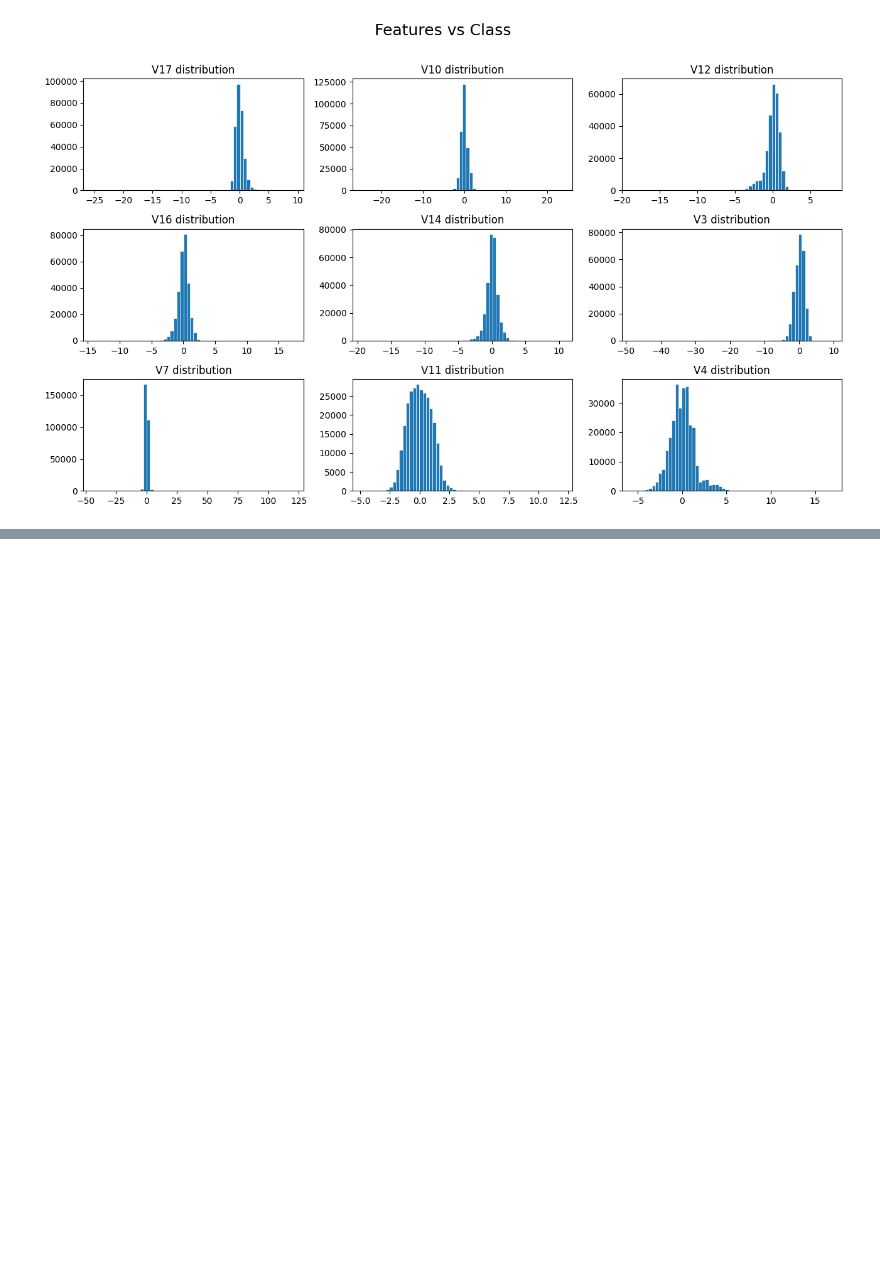
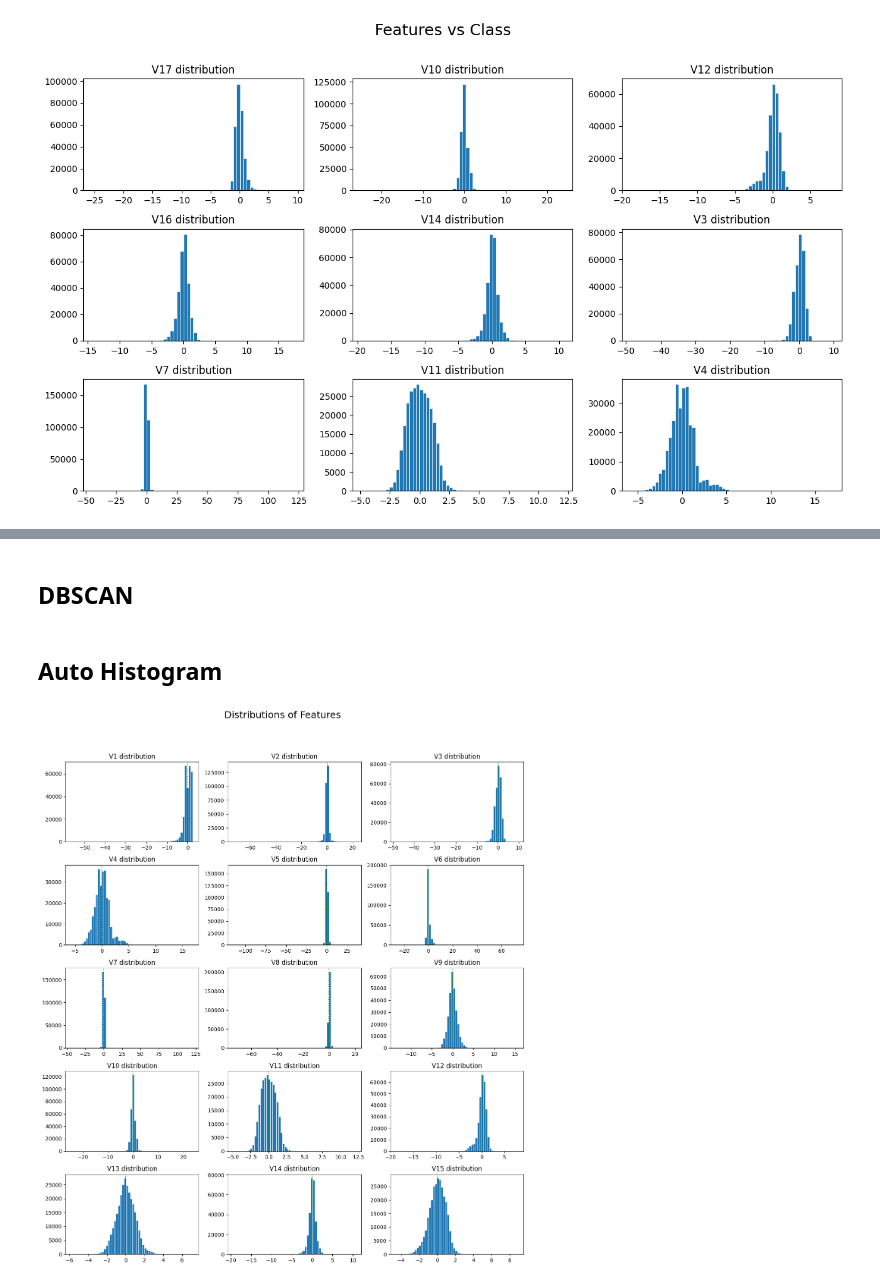
Before and after one commit to arshiataheri/Colabfiles, a Jupyter notebook: KB_Outlier_detection.ipynb, the cells around one changed output, grey strips where cells are left out. Drawn from its saved outputs; the diff is of its cells as text; code cells hidden in the pictures; blank space fills up the shorter version.

```diff
--- a/KB_Outlier_detection.ipynb
+++ b/KB_Outlier_detection.ipynb
@@ -57,0 +260,2 @@ plt.show()
+# %% [markdown]
+## DBSCAN
@@ -57,0 +277,35 @@ plt.show()
+# %%
+df4 = df[['V1', 'V2', 'V3', 'V4', 'V5', 'V6', 'V7', 'V8', 'V9', 'V10', 'V11',
+       'V12', 'V13', 'V14', 'V15']]
+# %% [markdown]
+## Auto Histogram
+# %%
+def plot_feature_distributions(dataframe, figsize=(13, 15), bins=60):
+
+    num_features = len(dataframe.columns)
+    num_rows = (num_features - 1) // 3 + 1
+    num_cols = min(num_features, 3)
+
+    fig, axes = plt.subplots(nrows=num_rows, ncols=num_cols, figsize=figsize)
+    fig.suptitle('Distributions of Features\n', size=18)
+
+    flattened_axes = axes.flatten()
+
+    for i, feature in enumerate(dataframe.columns):
+        flattened_axes[i].hist(dataframe[feature], bins=bins, linewidth=0.5, edgecolor="white")
+        flattened_axes[i].axvline(np.median(dataframe[feature]), ls=':', c='g', label="Median")
+        flattened_axes[i].set_title(f"{feature} distribution")
+
+    # Hide empty subplots if any
+    for j in range(num_features, num_rows * num_cols):
+        fig.delaxes(flattened_axes[j])
+
+    plt.tight_layout(rect=[0, 0, 1, 0.96])  # Adjust layout to avoid title overlap
+    plt.show()
+
+
+
+# Example usage:
+plot_feature_distributions(df4)
+# %% [output]
+[figure, added]
```
Also changed, not shown: parts of 22 cells of this notebook.
